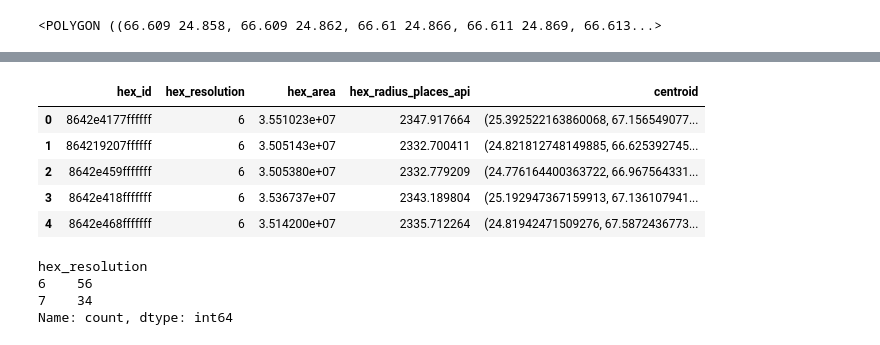
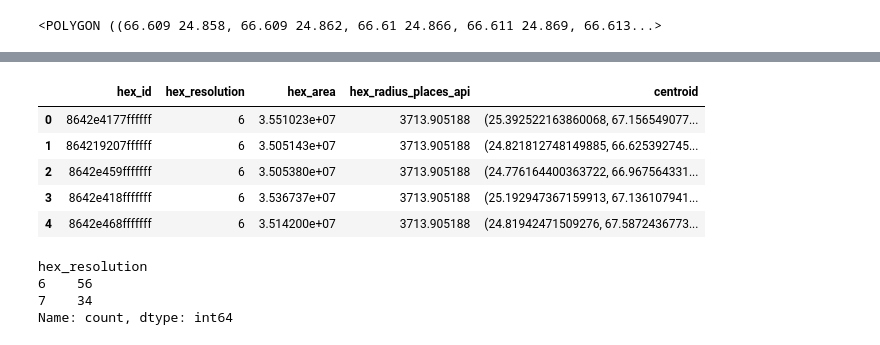
Before and after one commit to hishamsajid/blog-places-h3, a Jupyter notebook: notebooks/saturate-h3.ipynb, the cells around one changed output, grey strips where cells are left out. Drawn from its saved outputs; the diff is of its cells as text; code cells hidden in the pictures.

Commit message:
correct radius formula

```diff
--- a/notebooks/saturate-h3.ipynb
+++ b/notebooks/saturate-h3.ipynb
@@ -136,36 +129,44 @@ results_df[['place_id','name','types','user_ratings_total','vicinity']].head()
 # %%
 res6_khi_hex = pd.DataFrame({'hex_id':list(res6_khi_hex),'hex_resolution':6})
 
 
 res7_khi_hex = h3.polyfill(khi_boundaries_gejson,7)
 res7_khi_hex = pd.DataFrame({'hex_id':list(res7_khi_hex),'hex_resolution':7})
 
 res8_khi_hex = h3.polyfill(khi_boundaries_gejson,8)
 res8_khi_hex = pd.DataFrame({'hex_id':list(res8_khi_hex),'hex_resolution':8})
 
 res9_khi_hex = h3.polyfill(khi_boundaries_gejson,9)
 res9_khi_hex = pd.DataFrame({'hex_id':list(res9_khi_hex),'hex_resolution':9})
 
 khi_hex_df = pd.concat([res6_khi_hex,res7_khi_hex,res8_khi_hex,res9_khi_hex])
 khi_hex_df.reset_index(drop=True,inplace=True)
 
+# def func_get_hex_radius(row,BUFFER):
+#     area_sq_meters = h3.cell_area(row.hex_id,unit='m^2')
+#     side_length = math.sqrt((2 * area_sq_meters) / (3 * math.sqrt(3)))
+#     radius = side_length / math.sqrt(3)
+#     radius_buffer = radius*BUFFER
+#     radius = radius + radius_buffer
+#     return radius
+
+# Correct radius formula
 def func_get_hex_radius(row,BUFFER):
-    area_sq_meters = h3.cell_area(row.hex_id,unit='m^2')
-    side_length = math.sqrt((2 * area_sq_meters) / (3 * math.sqrt(3)))
-    radius = side_length / math.sqrt(3)
-    radius_buffer = radius*BUFFER
-    radius = radius + radius_buffer
+    edge_length = h3.edge_length(row.hex_resolution,'m')
+    radius = edge_length
+    radius = radius+edge_length*BUFFER
     return radius
 
+
 khi_hex_df['hex_area'] = khi_hex_df.hex_id.apply(lambda x: h3.cell_area(x,unit='m^2'))
-khi_hex_df['hex_radius_places_api'] = khi_hex_df.apply(lambda row: func_get_hex_radius(row,0.1),axis=1)
+khi_hex_df['hex_radius_places_api'] = khi_hex_df.apply(lambda row: func_get_hex_radius(row,0.15),axis=1)
 khi_hex_df['centroid'] = khi_hex_df.hex_id.apply(lambda x: h3.h3_to_geo(x))
 khi_hex_df.head()
 # %% [output]
 |  | hex_id | hex_resolution | hex_area | hex_radius_places_api | centroid |
-| 0 | 8642e4177ffffff | 6 | 3.551023e+07 | 2347.917664 | (25.392522163860068, 67.156549077... |
-| 1 | 864219207ffffff | 6 | 3.505143e+07 | 2332.700411 | (24.821812748149885, 66.625392745... |
-| 2 | 8642e459fffffff | 6 | 3.505380e+07 | 2332.779209 | (24.776164400363722, 66.967564331... |
-| 3 | 8642e418fffffff | 6 | 3.536737e+07 | 2343.189804 | (25.192947367159913, 67.136107941... |
-| 4 | 8642e468fffffff | 6 | 3.514200e+07 | 2335.712264 | (24.81942471509276, 67.5872436773... |
+| 0 | 8642e4177ffffff | 6 | 3.551023e+07 | 3713.905188 | (25.392522163860068, 67.156549077... |
+| 1 | 864219207ffffff | 6 | 3.505143e+07 | 3713.905188 | (24.821812748149885, 66.625392745... |
+| 2 | 8642e459fffffff | 6 | 3.505380e+07 | 3713.905188 | (24.776164400363722, 66.967564331... |
+| 3 | 8642e418fffffff | 6 | 3.536737e+07 | 3713.905188 | (25.192947367159913, 67.136107941... |
+| 4 | 8642e468fffffff | 6 | 3.514200e+07 | 3713.905188 | (24.81942471509276, 67.5872436773... |
 # %%
```
Also changed, not shown: parts of 2 cells of this notebook.
